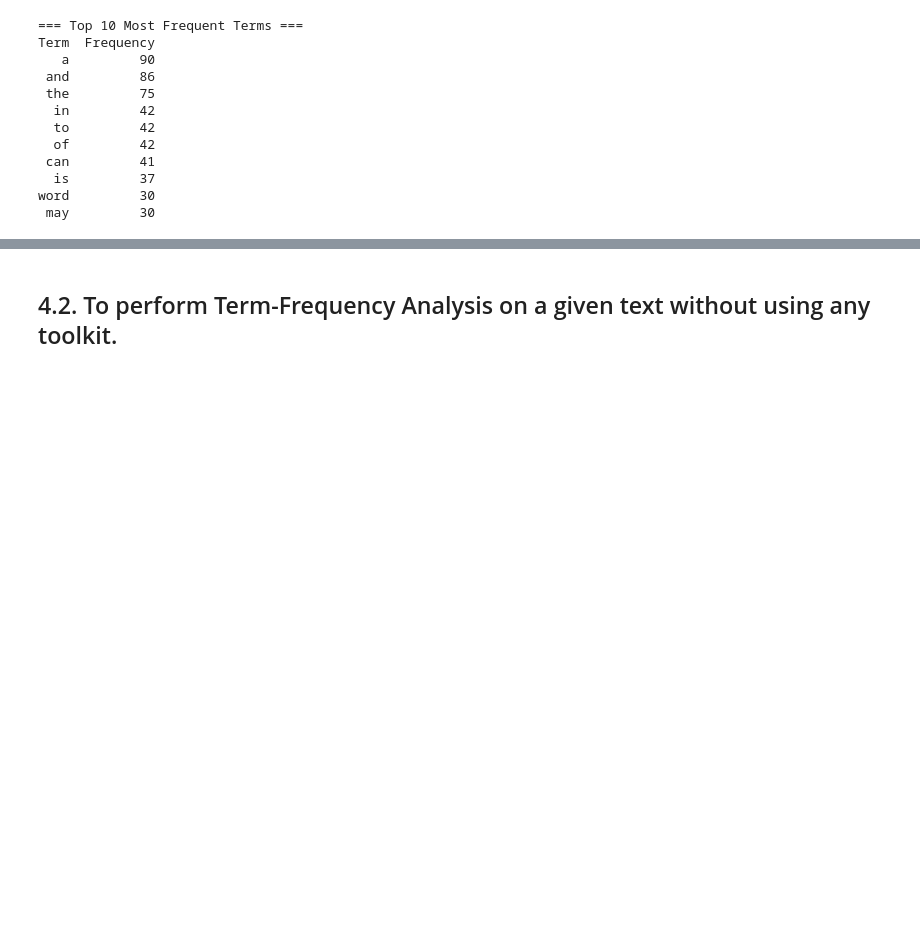
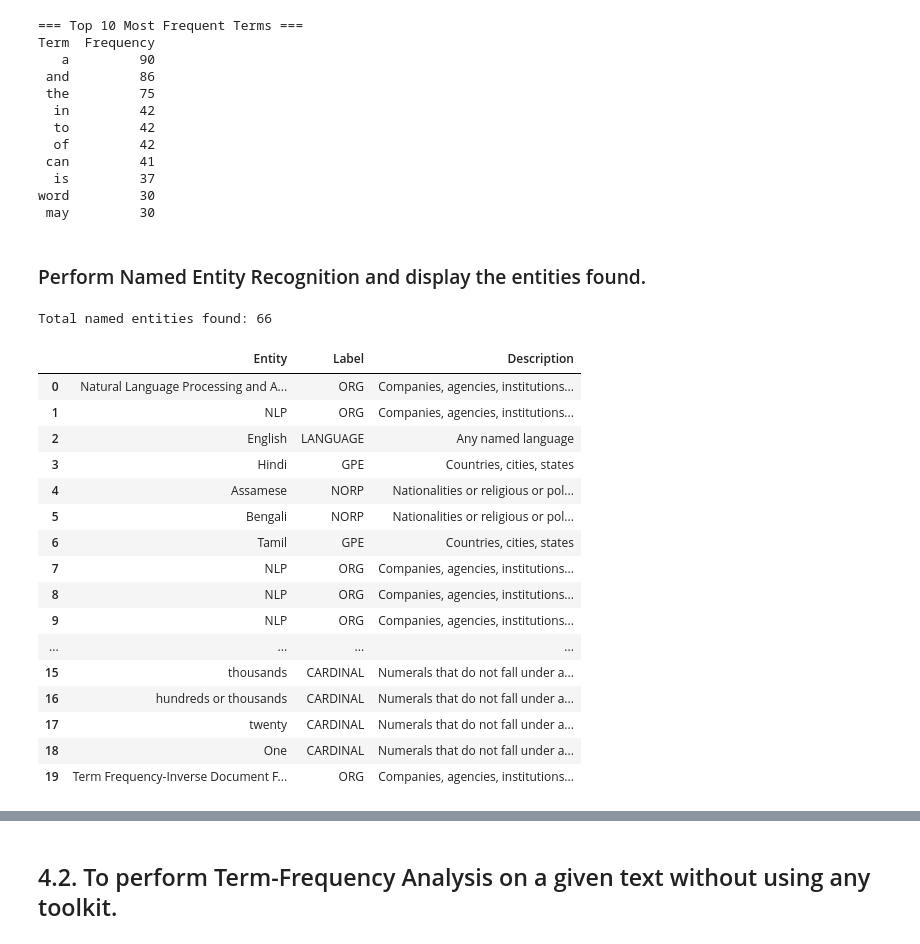
Before and after one commit to AnirvanRanjan/CNLP-Lab, a Jupyter notebook: CNLP Exp-4/Exp-4.ipynb, the cells around one changed output, grey strips where cells are left out. Saved outputs shown, nothing was run; the diff lists cells and outputs as text; code cells hidden in the pictures; blank space fills up the shorter version.

```diff
--- a/CNLP Exp-4/Exp-4.ipynb
+++ b/CNLP Exp-4/Exp-4.ipynb
@@ -44,3 +43,34 @@ Term  Frequency
   is         37
 word         30
  may         30
+# %% [markdown]
+### Perform Named Entity Recognition and display the entities found.
+# %%
+nlp = spacy.load("en_core_web_sm")
+doc = nlp(text)
+
+df_ner = pd.DataFrame(
+    [(ent.text, ent.label_, spacy.explain(ent.label_)) for ent in doc.ents],
+    columns=["Entity", "Label", "Description"],
+)
+print(f"Total named entities found: {len(doc.ents)}")
+df_ner.head(20)
+# %% [output]
+Total named entities found: 66
+|  | Entity | Label | Description |
+| 0 | Natural Language Processing and A... | ORG | Companies, agencies, institutions... |
+| 1 | NLP | ORG | Companies, agencies, institutions... |
+| 2 | English | LANGUAGE | Any named language |
+| 3 | Hindi | GPE | Countries, cities, states |
+| 4 | Assamese | NORP | Nationalities or religious or pol... |
+| 5 | Bengali | NORP | Nationalities or religious or pol... |
+| 6 | Tamil | GPE | Countries, cities, states |
+| 7 | NLP | ORG | Companies, agencies, institutions... |
+| 8 | NLP | ORG | Companies, agencies, institutions... |
+| 9 | NLP | ORG | Companies, agencies, institutions... |
+| ... | ... | ... | ... |
+| 15 | thousands | CARDINAL | Numerals that do not fall under a... |
+| 16 | hundreds or thousands | CARDINAL | Numerals that do not fall under a... |
+| 17 | twenty | CARDINAL | Numerals that do not fall under a... |
+| 18 | One | CARDINAL | Numerals that do not fall under a... |
+| 19 | Term Frequency-Inverse Document F... | ORG | Companies, agencies, institutions... |
```
Also changed, not shown: parts of 8 cells of this notebook, 1 other file.
